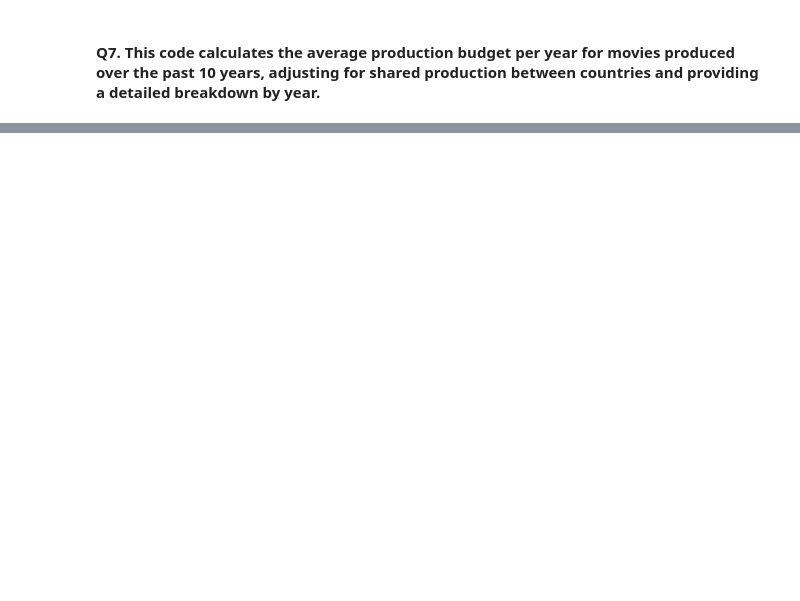
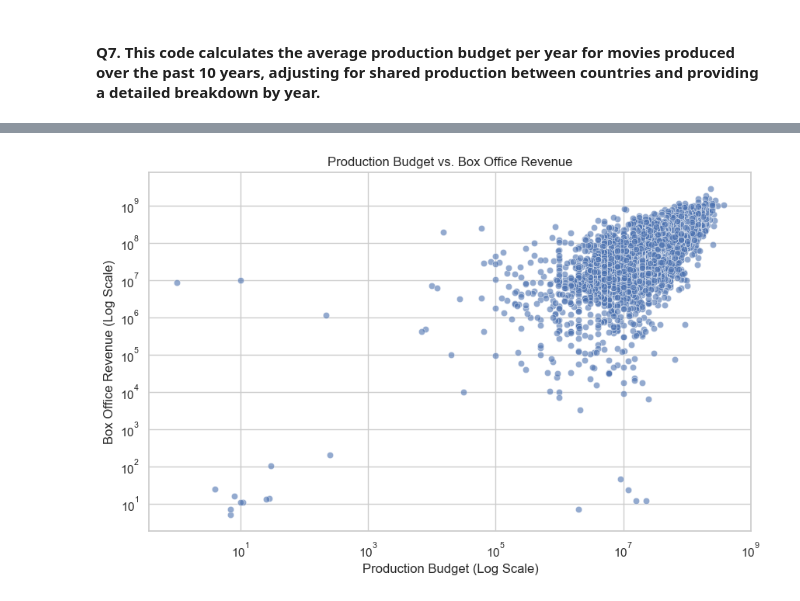
Before and after one commit to mamarezatajik/DataScience-MovieRevenueEDA, a Jupyter notebook: project.ipynb, the cells around one changed output, grey strips where cells are left out. Drawn from its saved outputs; the diff is of its cells as text; code cells hidden in the pictures; blank space fills up the shorter version.

```diff
--- a/project.ipynb
+++ b/project.ipynb
@@ -488,0 +880,18 @@ memory usage: 750.6+ KB
+# %%
+sns.set(style="whitegrid")
+
+# Scatter plot: Budget vs. Box Office Revenue
+plt.figure(figsize=(10, 6))
+sns.scatterplot(
+    x=df_movies['production_budget'],
+    y=df_movies['box_office_revenue'],
+    alpha=0.6
+)
+plt.xscale("log")
+plt.yscale("log")
+plt.xlabel("Production Budget (Log Scale)")
+plt.ylabel("Box Office Revenue (Log Scale)")
+plt.title("Production Budget vs. Box Office Revenue")
+plt.show()
+# %% [output]
+[figure, added]
```
Also changed, not shown: parts of 43 cells of this notebook.
